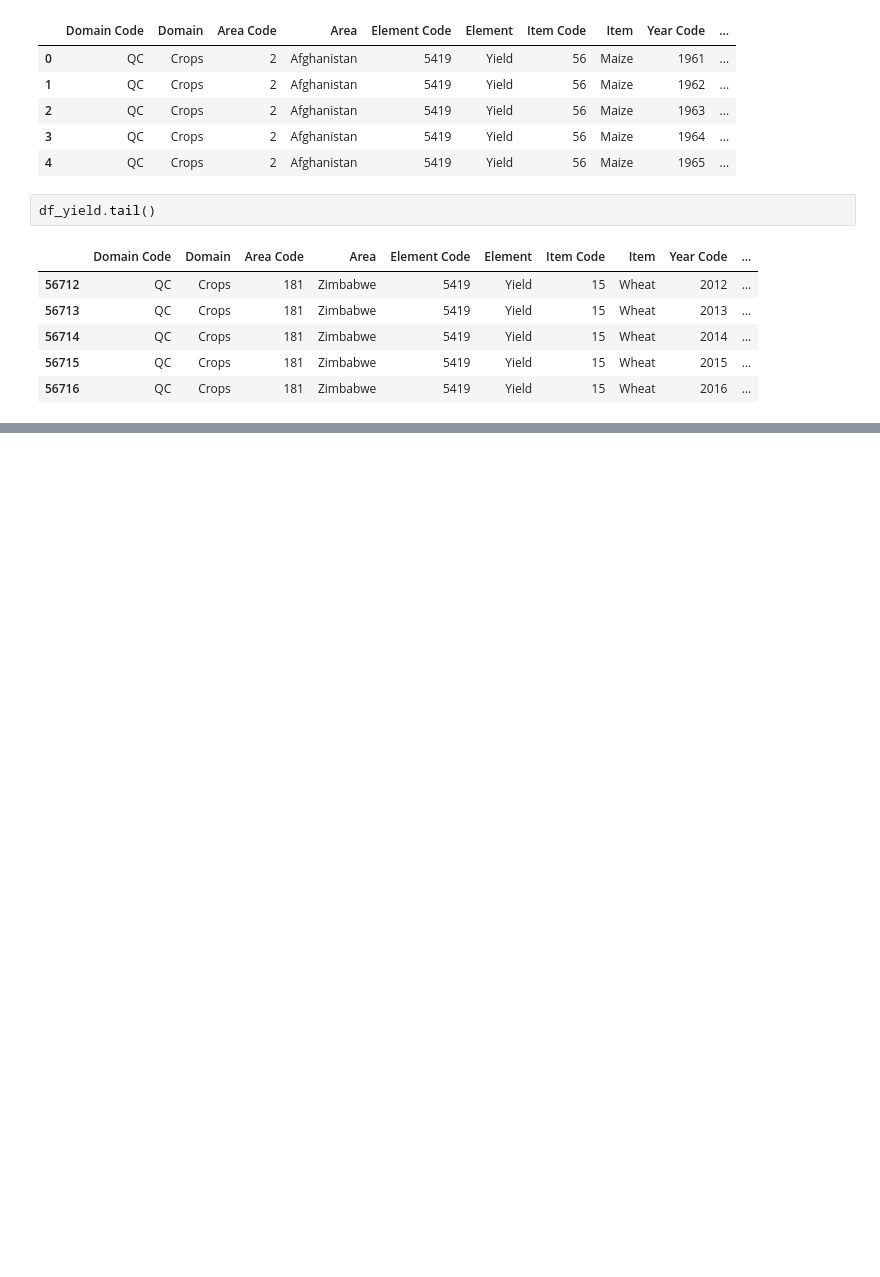
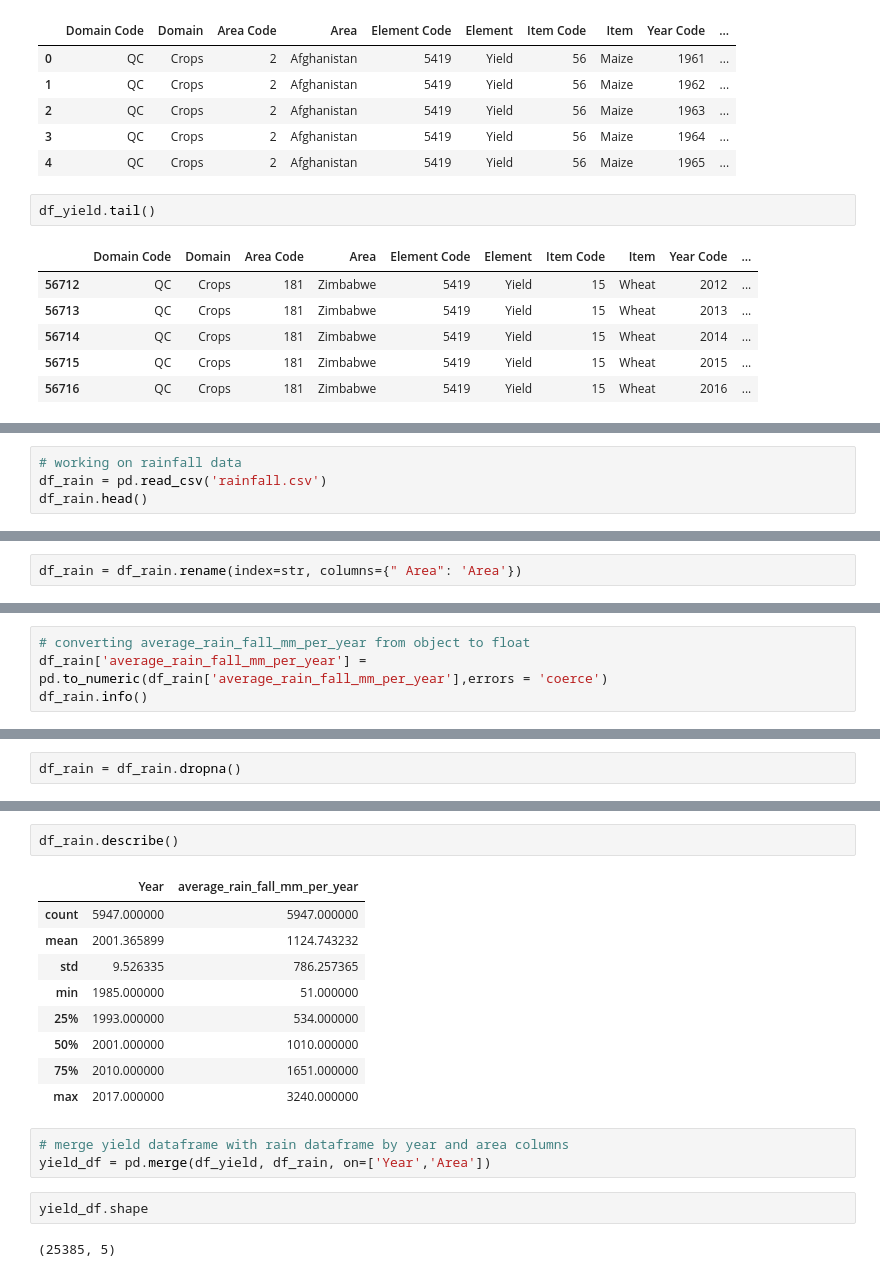
Before and after one commit to ryukirisame/crop-yield-prediction, a Jupyter notebook: crop yield predict.ipynb, the cells around one changed output, grey strips where cells are left out. Drawn from its saved outputs; the diff is of its cells as text; blank space fills up the shorter version.

```diff
--- a/crop yield predict.ipynb
+++ b/crop yield predict.ipynb
@@ -28,0 +76,4 @@ df_yield.tail()
+# %%
+# working on rainfall data
+df_rain = pd.read_csv('rainfall.csv')
+df_rain.head()
@@ -28,0 +87,2 @@ df_yield.tail()
+# %%
+df_rain = df_rain.rename(index=str, columns={" Area": 'Area'})
@@ -28,0 +103,4 @@ df_yield.tail()
+# %%
+# converting average_rain_fall_mm_per_year from object to float
+df_rain['average_rain_fall_mm_per_year'] = pd.to_numeric(df_rain['average_rain_fall_mm_per_year'],errors = 'coerce')
+df_rain.info()
@@ -28,0 +118,2 @@ df_yield.tail()
+# %%
+df_rain = df_rain.dropna()
@@ -28,0 +133,19 @@ df_yield.tail()
+# %%
+df_rain.describe()
+# %% [output]
+|  | Year | average_rain_fall_mm_per_year |
+| count | 5947.000000 | 5947.000000 |
+| mean | 2001.365899 | 1124.743232 |
+| std | 9.526335 | 786.257365 |
+| min | 1985.000000 | 51.000000 |
+| 25% | 1993.000000 | 534.000000 |
+| 50% | 2001.000000 | 1010.000000 |
+| 75% | 2010.000000 | 1651.000000 |
+| max | 2017.000000 | 3240.000000 |
+# %%
+# merge yield dataframe with rain dataframe by year and area columns
+yield_df = pd.merge(df_yield, df_rain, on=['Year','Area'])
+# %%
+yield_df.shape
+# %% [output]
+(25385, 5)
```
Also changed, not shown: parts of 8 cells of this notebook.
